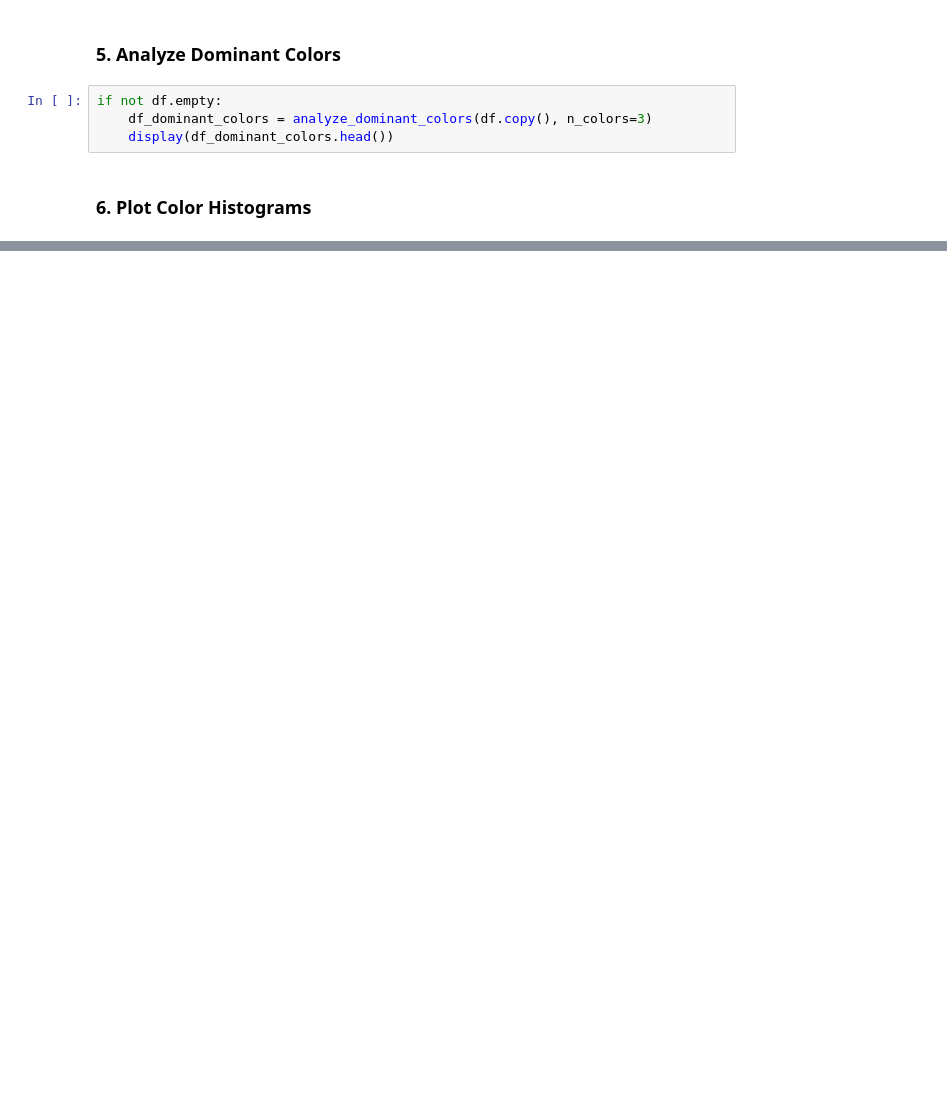
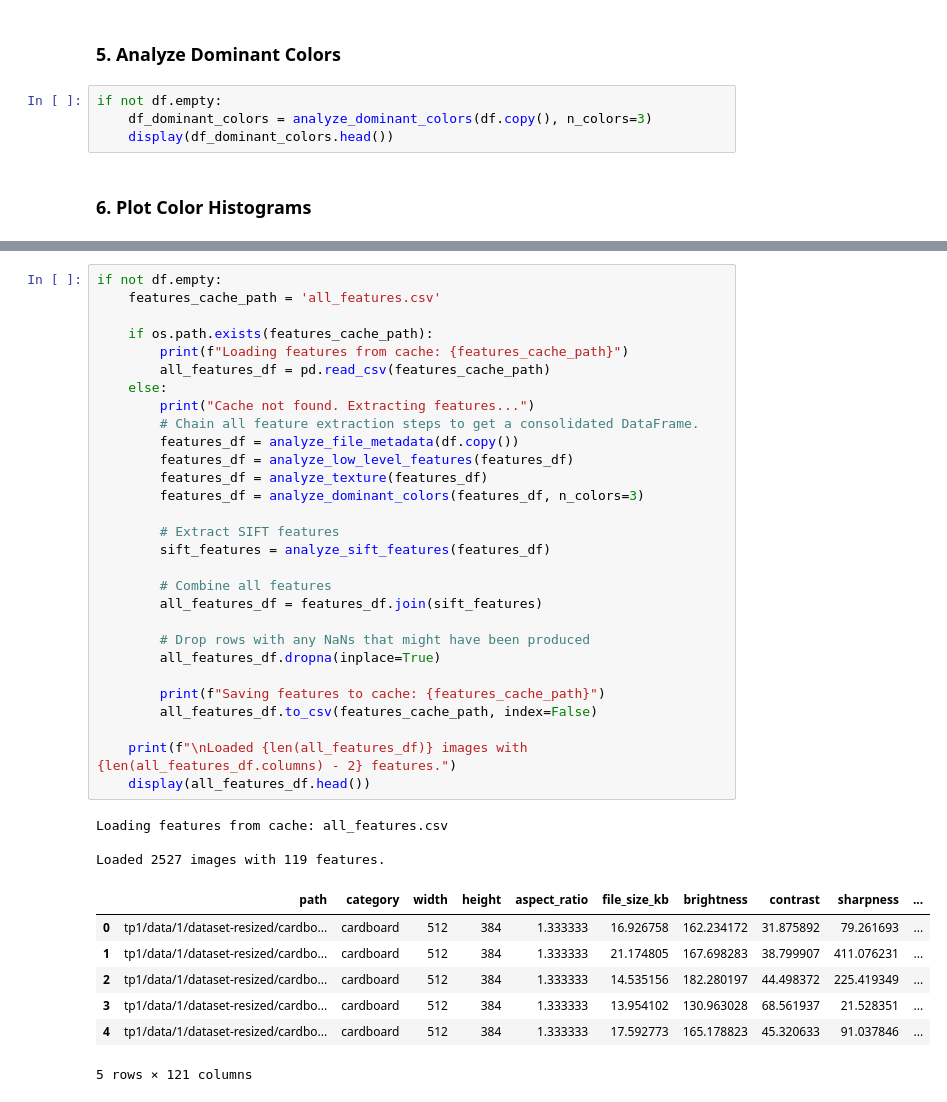
Before and after one commit to LeoCenturion/ceia-cv2, a Jupyter notebook: image_analyzer_notebook.ipynb, the cells around one changed output, grey strips where cells are left out. Drawn from its saved outputs; the diff is of its cells as text; blank space fills up the shorter version.

```diff
--- a/image_analyzer_notebook.ipynb
+++ b/image_analyzer_notebook.ipynb
@@ -314,0 +399,40 @@ This section combines all the previously defined features (metadata, low-level,
+# %%
+if not df.empty:
+    features_cache_path = 'all_features.csv'
+
+    if os.path.exists(features_cache_path):
+        print(f"Loading features from cache: {features_cache_path}")
+        all_features_df = pd.read_csv(features_cache_path)
+    else:
+        print("Cache not found. Extracting features...")
+        # Chain all feature extraction steps to get a consolidated DataFrame.
+        features_df = analyze_file_metadata(df.copy())
+        features_df = analyze_low_level_features(features_df)
+        features_df = analyze_texture(features_df)
+        features_df = analyze_dominant_colors(features_df, n_colors=3)
+
+        # Extract SIFT features
+        sift_features = analyze_sift_features(features_df)
+
+        # Combine all features
+        all_features_df = features_df.join(sift_features)
+
+        # Drop rows with any NaNs that might have been produced
+        all_features_df.dropna(inplace=True)
+
+        print(f"Saving features to cache: {features_cache_path}")
+        all_features_df.to_csv(features_cache_path, index=False)
+
+    print(f"\nLoaded {len(all_features_df)} images with {len(all_features_df.columns) - 2} features.")
+    display(all_features_df.head())
+# %% [output]
+Loading features from cache: all_features.csv
+
+Loaded 2527 images with 119 features.
+|  | path | category | width | height | aspect_ratio | file_size_kb | brightness | contrast | sharpness | ... |
+| 0 | tp1/data/1/dataset-resized/cardbo... | cardboard | 512 | 384 | 1.333333 | 16.926758 | 162.234172 | 31.875892 | 79.261693 | ... |
+| 1 | tp1/data/1/dataset-resized/cardbo... | cardboard | 512 | 384 | 1.333333 | 21.174805 | 167.698283 | 38.799907 | 411.076231 | ... |
+| 2 | tp1/data/1/dataset-resized/cardbo... | cardboard | 512 | 384 | 1.333333 | 14.535156 | 182.280197 | 44.498372 | 225.419349 | ... |
+| 3 | tp1/data/1/dataset-resized/cardbo... | cardboard | 512 | 384 | 1.333333 | 13.954102 | 130.963028 | 68.561937 | 21.528351 | ... |
+| 4 | tp1/data/1/dataset-resized/cardbo... | cardboard | 512 | 384 | 1.333333 | 17.592773 | 165.178823 | 45.320633 | 91.037846 | ... |
+5 rows × 121 columns
```
Also changed, not shown: parts of 16 cells of this notebook.
